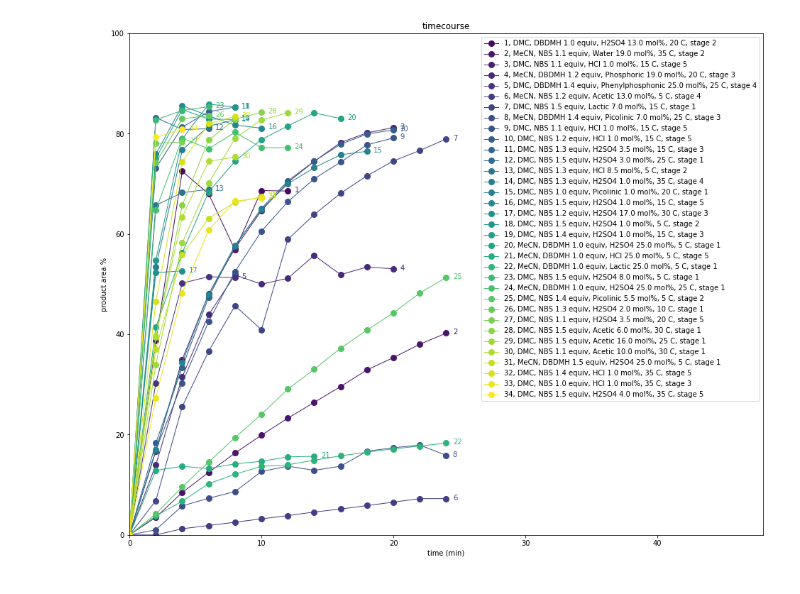
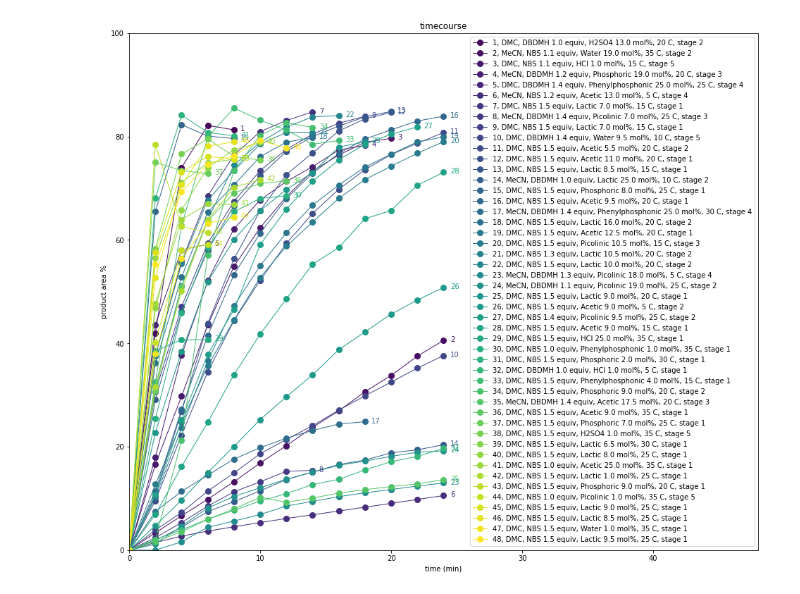
Before and after one commit to ekwan/zhulong, a Jupyter notebook: zhulong/APO_timecourse.ipynb, the cells around one changed output. Cells and saved outputs as stored; diff of their text form; code cells hidden in the pictures.

```diff
--- a/zhulong/APO_timecourse.ipynb
+++ b/zhulong/APO_timecourse.ipynb
@@ -10,7 +10,8 @@ import matplotlib.pyplot as plt
 import pickle
 # %%
 directory = r"C:\Users\usrymr851lw223\PycharmProjects\zhulong\data\E-Z 2021-09-30 17-18-47\Melodie Run Data"
-filename = rf"{directory}\APO_timecourse_2.pkl"
+#directory = r"C:\Users\usrymr851lw223\PycharmProjects\zhulong\zhulong"
+filename = rf"{directory}\APO_timecourse_3_r.pkl"
 #print(filename)
 with open(filename,"rb") as experiment_file:
     experiments = pickle.load(experiment_file)
@@ -67,25 +68,25 @@ display(df)
 # %%
 cmap = matplotlib.cm.get_cmap("viridis")
-plt.figure(figsize=(16,13))
+plt.figure(figsize=(16,13.5))
 for round,row in df.iterrows():
     #print(round)
     #print(row)
     #print(row["times"])
     x = row["times"]
     y = row["values"]
     color = cmap(round/len(experiments))
     label = f"{round}, {row['solvent']}, {row['reagent']} {row['reagent equiv']:.1f} equiv, {row['additive']} {row['additive mol%']} mol%, {row['temperature']} C, stage {row['light stage']}"
     plt.plot(x,y,color=color,marker="o",linestyle="solid",linewidth=1,markersize=8,label=label)
     x0 = x[-1]+0.5
     y0 = y[-1]-0.25
     plt.annotate((round),(x0,y0),color=color)
 plt.xlabel("time (min)")
 plt.ylabel("product area %")
 plt.title("timecourse")
 plt.xlim(0,48)
 plt.ylim(0,100)
 plt.legend(loc="upper right")
 plt.show()
 # %% [output]
-[figure, old version]
+[figure, new version]
 # %%
```
Also changed, not shown: parts of 2 cells of this notebook, 49 other files.
